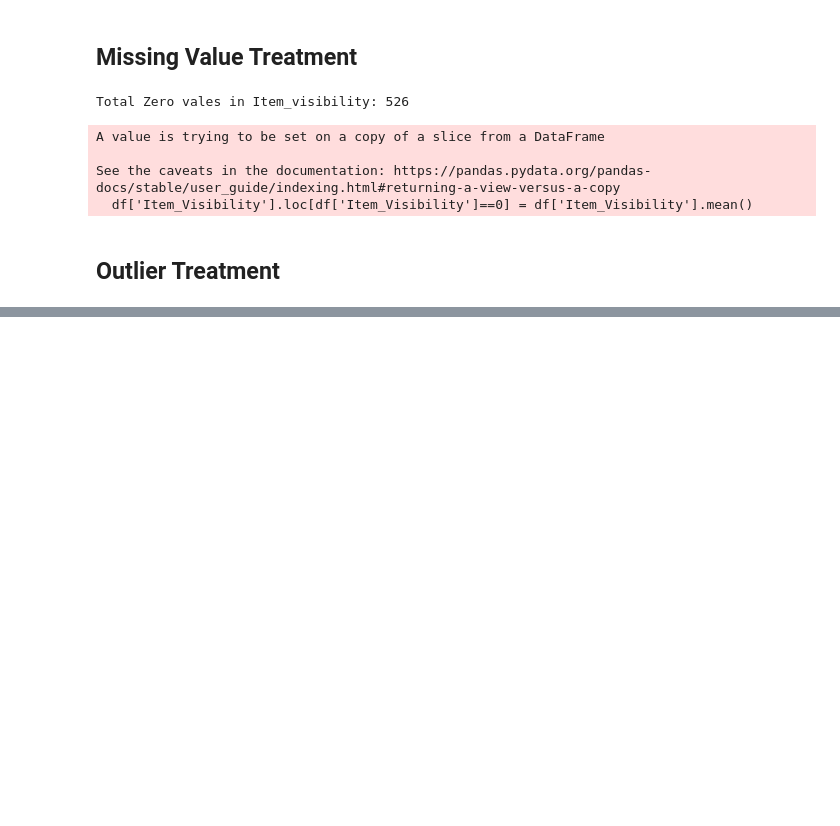
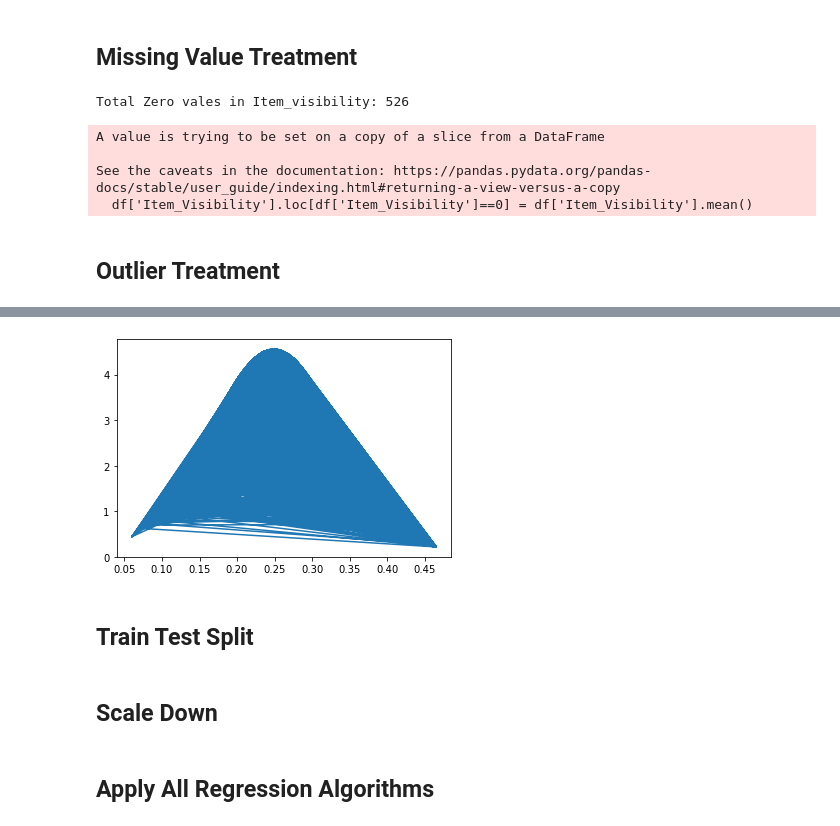
Before and after one commit to Amalvs007/Machine_Learning_Modules, a Jupyter notebook: Assignments/Big_mart_Sales_Prediction/Big_Mart_Sales.ipynb, the cells around one changed output, grey strips where cells are left out. Drawn from its saved outputs; the diff is of its cells as text; code cells hidden in the pictures; blank space fills up the shorter version.

```diff
--- a/Assignments/Big_mart_Sales_Prediction/Big_Mart_Sales.ipynb
+++ b/Assignments/Big_mart_Sales_Prediction/Big_Mart_Sales.ipynb
@@ -179,0 +277,12 @@ See the caveats in the documentation: https://pandas.pydata.org/pandas-docs/stab
+# %%
+# Making 'Item_Visibilty' feature to Noramly Distributed data using Square root Transformtion
+
+df['Item_Visibility'] = df['Item_Visibility']**(1/2)
+mean = np.mean(df['Item_Visibility'])
+std = np.std(df['Item_Visibility'])
+plt.plot(df['Item_Visibility'], norm.pdf(df['Item_Visibility'],mean,std))
+plt.show()
+# %% [output]
+[figure, added]
+# %% [markdown]
+## Train Test Split
@@ -179,0 +293,2 @@ See the caveats in the documentation: https://pandas.pydata.org/pandas-docs/stab
+# %% [markdown]
+## Scale Down
@@ -179,0 +299,2 @@ See the caveats in the documentation: https://pandas.pydata.org/pandas-docs/stab
+# %% [markdown]
+## Apply All Regression Algorithms
```
Also changed, not shown: parts of 20 cells of this notebook.
